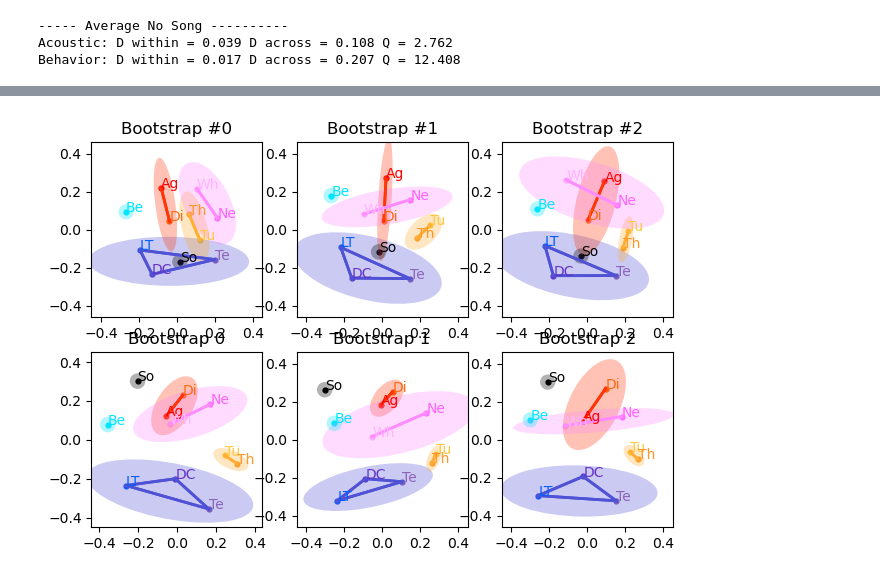
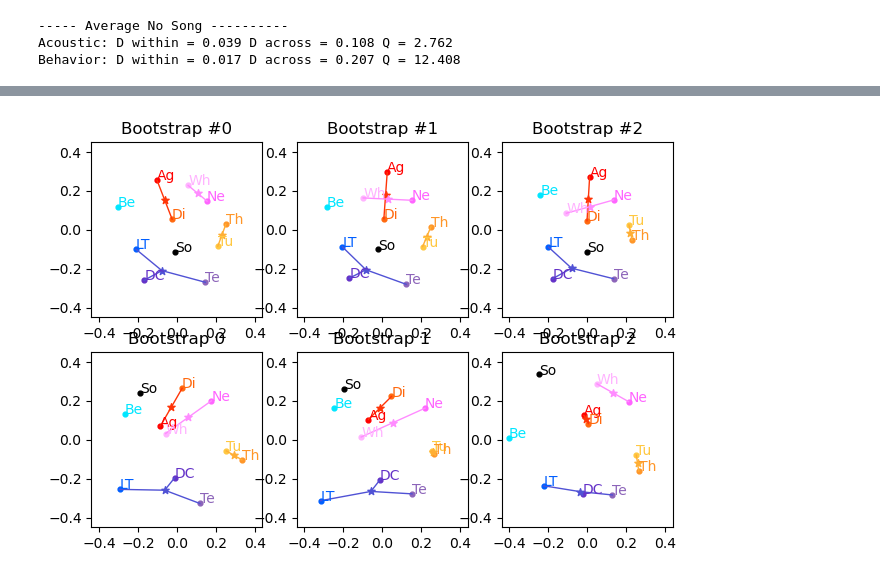
Before and after one commit to theunissenlab/zebra-finch-semantic-category, a Jupyter notebook: pythonNotebooks/BEHAV-Figure 4.ipynb, the cells around one changed output, grey strips where cells are left out. Cells and saved outputs as stored; diff of their text form; code cells hidden in the pictures.

```diff
--- a/pythonNotebooks/BEHAV-Figure 4.ipynb
+++ b/pythonNotebooks/BEHAV-Figure 4.ipynb
@@ -1453,7 +1462,7 @@ np.random.seed(123)
 for iboot in range(NBOOT):
 
     # Sampling with replacement first for behavior
-    indboot = choices(range(nbirdsBeh), k=nbirdsBeh)
+    indboot = np.random.choice(range(nbirdsBeh), size=nbirdsBeh, replace=True)
     resultsBoot = [resultsBird['Results'][i] for i in indboot]
 
     # Create total confusion matrix for this bootstrapped sample
@@ -1499,7 +1508,7 @@ for iboot in range(NBOOT):
                 confMatDist[ic2, ic1] = confMatDist[ic1, ic2]
 
     # Sampling with replacement for acoustic analysis
-    indboot = choices(range(nbirdsAc), k=nbirdsAc)
+    indboot = np.random.choice(range(nbirdsAc), size=nbirdsAc, replace=True)
     confMatCountAcousticAll = np.zeros((nc,nc))
     for i in indboot:
         confMatCountAcousticAll += confMatCountAcoustic[i,:,:]
@@ -1751,9 +1757,6 @@ plt.savefig(figDir + 'BehaviorAcousticSpectroMDSCloud.eps')
 # This is the new panel of figure 4 showing three bootstraps
 nexamples = 3
 
-# Redo the procrustes rotation with all the data because we overwrote it in the bootstrap
-# THis is also done on previous cell but can be repeated
-# behMDSX, acMDSX, Mac = procrustes(behMDS, acMDS[indINname_grp, :])
 
 # plot the new data as clouds.
 plt.figure(figsize= (7.5,5), dpi=100)
@@ -1768,27 +1771,35 @@ for k in range(nexamples):
         ax1.annotate(txt, (acMDSXBootAll[i, k, 0], acMDSXBootAll[i, k, 1]), color = callColor[txt])
         plt.scatter(acMDSXBootAll[i,k,0], acMDSXBootAll[i,k,1], color = callColor[txt], s=12)
 
-    for isem, sem in enumerate(semCluster.keys()):
-        ell_radius_x = np.sqrt(1 + semClusterAcStd[isem,2])
-        ell_radius_y = np.sqrt(1 - semClusterAcStd[isem,2])
-        ellipse = Ellipse((0, 0), width=ell_radius_x * 2, height=ell_radius_y * 2,
+    if 0:
+        for isem, sem in enumerate(semCluster.keys()):
+            ell_radius_x = np.sqrt(1 + semClusterAcStd[isem,2])
+            ell_radius_y = np.sqrt(1 - semClusterAcStd[isem,2])
+            ellipse = Ellipse((0, 0), width=ell_radius_x * 2, height=ell_radius_y * 2,
                       facecolor=semClusterColor[sem], alpha = 0.3)
 
-        transf = transforms.Affine2D() \
-            .rotate_deg(45) \
-            .scale(semClusterAcStd[isem,0]*2, semClusterAcStd[isem,1]*2) \
-            .translate(semClusterAcCentroids[isem,0], semClusterAcCentroids[isem,1])
+            transf = transforms.Affine2D() \
+                .rotate_deg(45) \
+                .scale(semClusterAcStd[isem,0]*2, semClusterAcStd[isem,1]*2) \
+                .translate(semClusterAcCentroids[isem,0], semClusterAcCentroids[isem,1])
 
-        ellipse.set_transform(transf + ax1.transData)
-        ax1.add_patch(ellipse)
+            ellipse.set_transform(transf + ax1.transData)
+            ax1.add_patch(ellipse)
 
-    # Draw lines between hyper categories
-    for isem, sem in enumerate(semCluster.keys()):
-            for i, txti in enumerate(callList):
-                 if txti in semCluster[sem]:
-                      for j, txtj in enumerate(callList):
-                           if ( (txtj in semCluster[sem]) & (j!= i) ):
-                                plt.plot([acMDSXBootAll[i,k,0], acMDSXBootAll[j,k,0]], [acMDSXBootAll[i,k,1], acMDSXBootAll[j,k,1]], '-', color = semClusterColor[sem], linewidth=2)
+        # Draw lines between call-types within hyper categories
+        for isem, sem in enumerate(semCluster.keys()):
+                for i, txti in enumerate(callList):
+                     if txti in semCluster[sem]:
+                          for j, txtj in enumerate(callList):
+                               if ( (txtj in semCluster[sem]) & (j!= i) ):
+                                    plt.plot([acMDSXBootAll[i,k,0], acMDSXBootAll[j,k,0]], [acMDSXBootAll[i,k,1], acMDSXBootAll[j,k,1]], '-', color = semClusterColor[sem], linewidth=2)
+    if 1:
+        for isem, sem in enumerate(semCluster.keys()):
+            if (len(semCluster[sem]) > 1):
+                ax1.scatter(semClusterAcCentroids[isem,0], semClusterAcCentroids[isem,1], s =30, c=semClusterColor[sem], marker='*' )
+                for call in semCluster[sem]:
+                    icall = callList.index(call)
+                    ax1.plot([acMDSXBootAll[icall,k,0], semClusterAcCentroids[isem,0]], [acMDSXBootAll[icall,k,1], semClusterAcCentroids[isem,1]], linewidth=1, c= semClusterColor[sem])
 
     plt.axis('equal')
     plt.xlim((-0.45, 0.45))
@@ -1803,27 +1814,35 @@ for k in range(nexamples):
         ax2.annotate(txt, (behMDSXBootAll[i, k, 0], behMDSXBootAll[i, k, 1]), color = callColor[txt])
         plt.scatter(behMDSXBootAll[i,k,0], behMDSXBootAll[i,k,1], color = callColor[txt], s=12)
 
-    for isem, sem in enumerate(semCluster.keys()):
-        ell_radius_x = np.sqrt(1 + semClusterBehStd[isem,2])
-        ell_radius_y = np.sqrt(1 - semClusterBehStd[isem,2])
-        ellipse = Ellipse((0, 0), width=ell_radius_x * 2, height=ell_radius_y * 2,
+    if 0:
+        for isem, sem in enumerate(semCluster.keys()):
+            ell_radius_x = np.sqrt(1 + semClusterBehStd[isem,2])
+            ell_radius_y = np.sqrt(1 - semClusterBehStd[isem,2])
+            ellipse = Ellipse((0, 0), width=ell_radius_x * 2, height=ell_radius_y * 2,
                       facecolor=semClusterColor[sem], alpha = 0.3)
 
-        transf = transforms.Affine2D() \
-            .rotate_deg(45) \
-            .scale(semClusterBehStd[isem,0]*2, semClusterBehStd[isem,1]*2) \
-            .translate(semClusterBehCentroids[isem,0], semClusterBehCentroids[isem,1])
+            transf = transforms.Affine2D() \
+                .rotate_deg(45) \
+                .scale(semClusterBehStd[isem,0]*2, semClusterBehStd[isem,1]*2) \
+                .translate(semClusterBehCentroids[isem,0], semClusterBehCentroids[isem,1])
 
-        ellipse.set_transform(transf + ax2.transData)
-        ax2.add_patch(ellipse)
+            ellipse.set_transform(transf + ax2.transData)
+            ax2.add_patch(ellipse)
 
-    # Draw lines between hyper categories
-    for isem, sem in enumerate(semCluster.keys()):
-            for i, txti in enumerate(callList):
-                 if txti in semCluster[sem]:
-                      for j, txtj in enumerate(callList):
-                           if ( (txtj in semCluster[sem]) & (j!= i) ):
-                                plt.plot([behMDSXBootAll[i,k,0], behMDSXBootAll[j,k,0]], [behMDSXBootAll[i,k,1], behMDSXBootAll[j,k,1]], '-', color = semClusterColor[sem], linewidth=2)
+        # Draw lines between call types within hyper categories
+        for isem, sem in enumerate(semCluster.keys()):
+                for i, txti in enumerate(callList):
+                     if txti in semCluster[sem]:
+                          for j, txtj in enumerate(callList):
+                               if ( (txtj in semCluster[sem]) & (j!= i) ):
+                                    plt.plot([behMDSXBootAll[i,k,0], behMDSXBootAll[j,k,0]], [behMDSXBootAll[i,k,1], behMDSXBootAll[j,k,1]], '-', color = semClusterColor[sem], linewidth=2)
+    if 1:
+        for isem, sem in enumerate(semCluster.keys()):
+            if (len(semCluster[sem]) > 1):
+                ax2.scatter(semClusterBehCentroids[isem,0], semClusterBehCentroids[isem,1], s =30, c=semClusterColor[sem], marker='*' )
+                for call in semCluster[sem]:
+                    icall = callList.index(call)
+                    ax2.plot([behMDSXBootAll[icall,k,0], semClusterBehCentroids[isem,0]], [behMDSXBootAll[icall,k,1], semClusterBehCentroids[isem,1]], linewidth=1, c= semClusterColor[sem])
 
 
     plt.axis('equal')
@@ -1836,5 +1855,5 @@ for k in range(nexamples):
 
 
 
-plt.savefig(figDir + 'BehaviorAcousticSpectroMDSBootExamplesV2.eps')
+plt.savefig(figDir + 'BehaviorAcousticSpectroMDSBootExamplesV3.eps')
 # %% [output]
@@ -1842,4 +1860,4 @@ The PostScript backend does not support transparency; partially transparent arti
-[figure, old version]
+[figure, new version]
 # %%
 plt.figure(figsize= (5,2), dpi=100)
 
```
Also changed, not shown: parts of 10 cells of this notebook.
